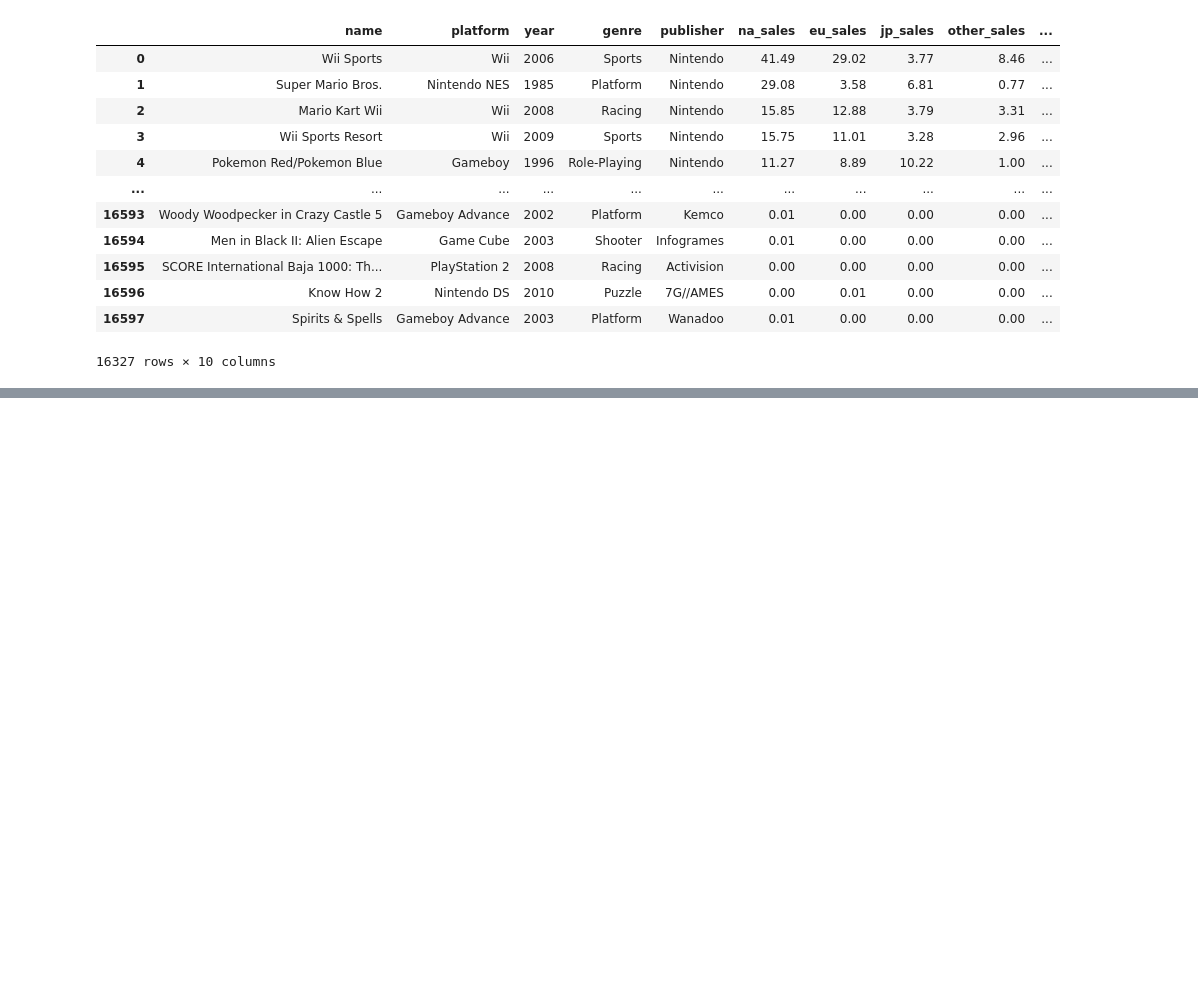
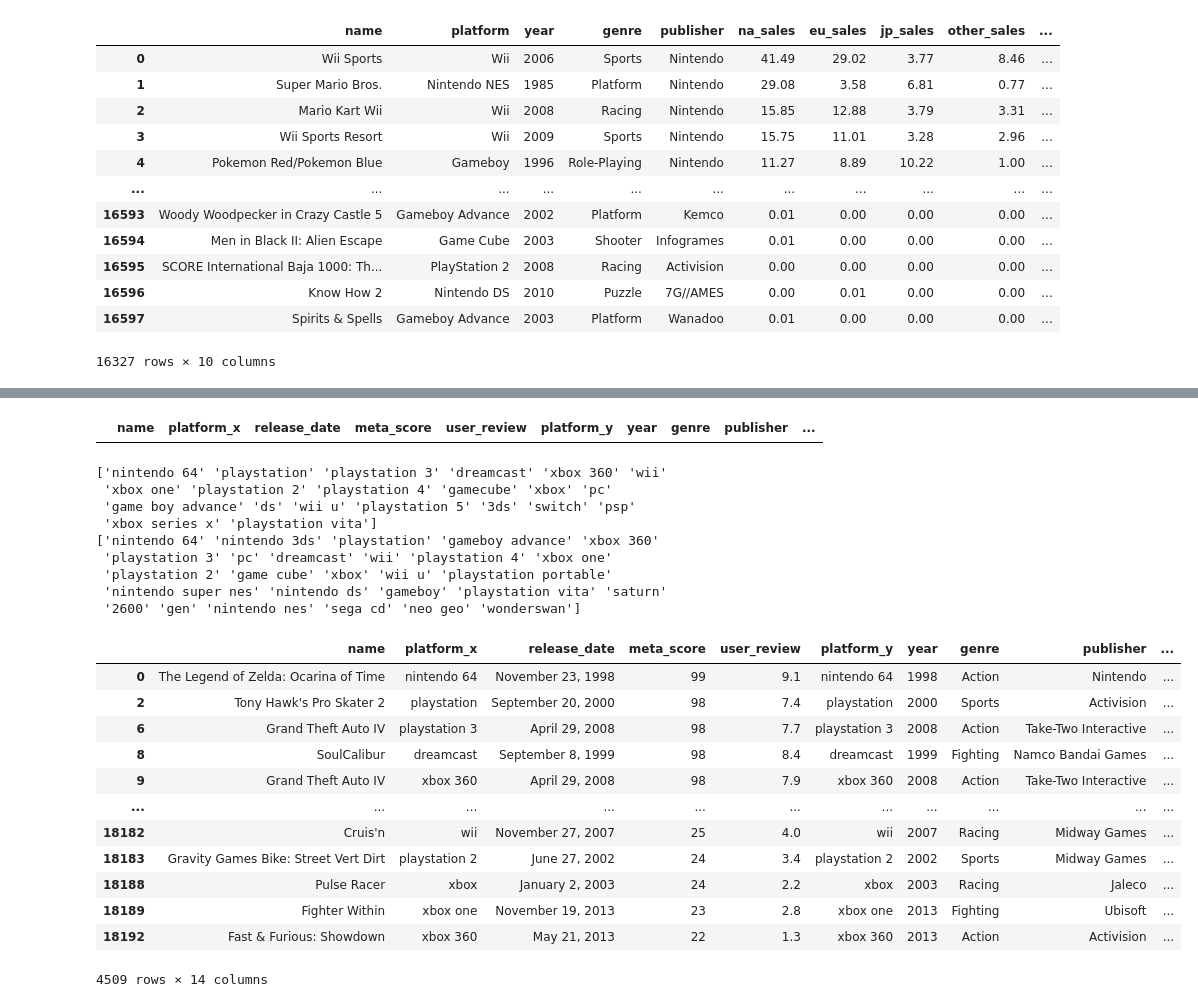
Before and after one commit to philippe2023/video_game_analysis, a Jupyter notebook: notebooks/cleaning_table.ipynb, the cells around one changed output, grey strips where cells are left out. Saved outputs shown, nothing was run; the diff lists cells and outputs as text; code cells hidden in the pictures; blank space fills up the shorter version.

```diff
--- a/notebooks/cleaning_table.ipynb
+++ b/notebooks/cleaning_table.ipynb
@@ -280,0 +279,44 @@ display(concat_without_dup_df)
+# %%
+# Check for any duplicate entries
+duplicates = merged_df[merged_df.duplicated(subset=['name'], keep=False)]
+display(duplicates)
+# %% [output]
+|  | name | platform_x | release_date | meta_score | user_review | platform_y | year | genre | publisher | ... |
+# %%
+# Filter the DataFrame to keep only rows where platform_x is equal to platform_y
+# Remove leading and trailing spaces
+merged_df['platform_x'] = merged_df['platform_x'].str.strip()
+merged_df['platform_y'] = merged_df['platform_y'].str.strip()
+# Convert both columns to lowercase
+merged_df['platform_x'] = merged_df['platform_x'].str.lower()
+merged_df['platform_y'] = merged_df['platform_y'].str.lower()
+# Display unique values in each platform column
+print(merged_df['platform_x'].unique())
+print(merged_df['platform_y'].unique())
+filtered_df = merged_df[merged_df['platform_x'] == merged_df['platform_y']]
+
+# Display the filtered DataFrame
+display(filtered_df)
+# %% [output]
+['nintendo 64' 'playstation' 'playstation 3' 'dreamcast' 'xbox 360' 'wii'
+ 'xbox one' 'playstation 2' 'playstation 4' 'gamecube' 'xbox' 'pc'
+ 'game boy advance' 'ds' 'wii u' 'playstation 5' '3ds' 'switch' 'psp'
+ 'xbox series x' 'playstation vita']
+['nintendo 64' 'nintendo 3ds' 'playstation' 'gameboy advance' 'xbox 360'
+ 'playstation 3' 'pc' 'dreamcast' 'wii' 'playstation 4' 'xbox one'
+ 'playstation 2' 'game cube' 'xbox' 'wii u' 'playstation portable'
+ 'nintendo super nes' 'nintendo ds' 'gameboy' 'playstation vita' 'saturn'
+ '2600' 'gen' 'nintendo nes' 'sega cd' 'neo geo' 'wonderswan']
+|  | name | platform_x | release_date | meta_score | user_review | platform_y | year | genre | publisher | ... |
+| 0 | The Legend of Zelda: Ocarina of Time | nintendo 64 | November 23, 1998 | 99 | 9.1 | nintendo 64 | 1998 | Action | Nintendo | ... |
+| 2 | Tony Hawk's Pro Skater 2 | playstation | September 20, 2000 | 98 | 7.4 | playstation | 2000 | Sports | Activision | ... |
+| 6 | Grand Theft Auto IV | playstation 3 | April 29, 2008 | 98 | 7.7 | playstation 3 | 2008 | Action | Take-Two Interactive | ... |
+| 8 | SoulCalibur | dreamcast | September 8, 1999 | 98 | 8.4 | dreamcast | 1999 | Fighting | Namco Bandai Games | ... |
+| 9 | Grand Theft Auto IV | xbox 360 | April 29, 2008 | 98 | 7.9 | xbox 360 | 2008 | Action | Take-Two Interactive | ... |
+| ... | ... | ... | ... | ... | ... | ... | ... | ... | ... | ... |
+| 18182 | Cruis'n | wii | November 27, 2007 | 25 | 4.0 | wii | 2007 | Racing | Midway Games | ... |
+| 18183 | Gravity Games Bike: Street Vert Dirt | playstation 2 | June 27, 2002 | 24 | 3.4 | playstation 2 | 2002 | Sports | Midway Games | ... |
+| 18188 | Pulse Racer | xbox | January 2, 2003 | 24 | 2.2 | xbox | 2003 | Racing | Jaleco | ... |
+| 18189 | Fighter Within | xbox one | November 19, 2013 | 23 | 2.8 | xbox one | 2013 | Fighting | Ubisoft | ... |
+| 18192 | Fast & Furious: Showdown | xbox 360 | May 21, 2013 | 22 | 1.3 | xbox 360 | 2013 | Action | Activision | ... |
+4509 rows × 14 columns
```
Also changed, not shown: parts of 8 cells of this notebook, 3 other files.
